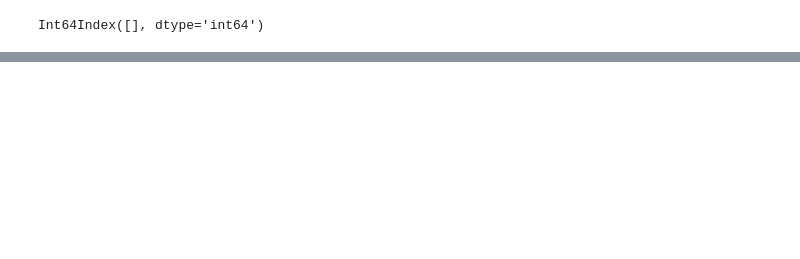
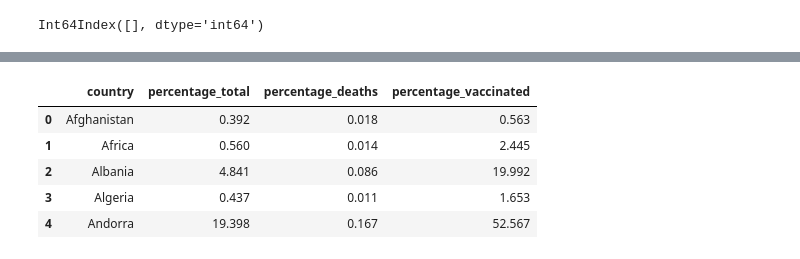
Before and after one commit to snkty8/Test_COVID_Project, a Jupyter notebook: Visuals_2.ipynb, the cells around one changed output, grey strips where cells are left out. Cells and saved outputs as stored; diff of their text form; code cells hidden in the pictures; blank space fills up the shorter version.

```diff
--- a/Visuals_2.ipynb
+++ b/Visuals_2.ipynb
@@ -101,0 +109,10 @@ percentage_df = test_2
+# %%
+Percentages = pd.read_csv("./Resources/Percentages.csv")
+Percentages.head()
+# %% [output]
+|  | country | percentage_total | percentage_deaths | percentage_vaccinated |
+| 0 | Afghanistan | 0.392 | 0.018 | 0.563 |
+| 1 | Africa | 0.560 | 0.014 | 2.445 |
+| 2 | Albania | 4.841 | 0.086 | 19.992 |
+| 3 | Algeria | 0.437 | 0.011 | 1.653 |
+| 4 | Andorra | 19.398 | 0.167 | 52.567 |
```
Also changed, not shown: parts of 8 cells of this notebook.
